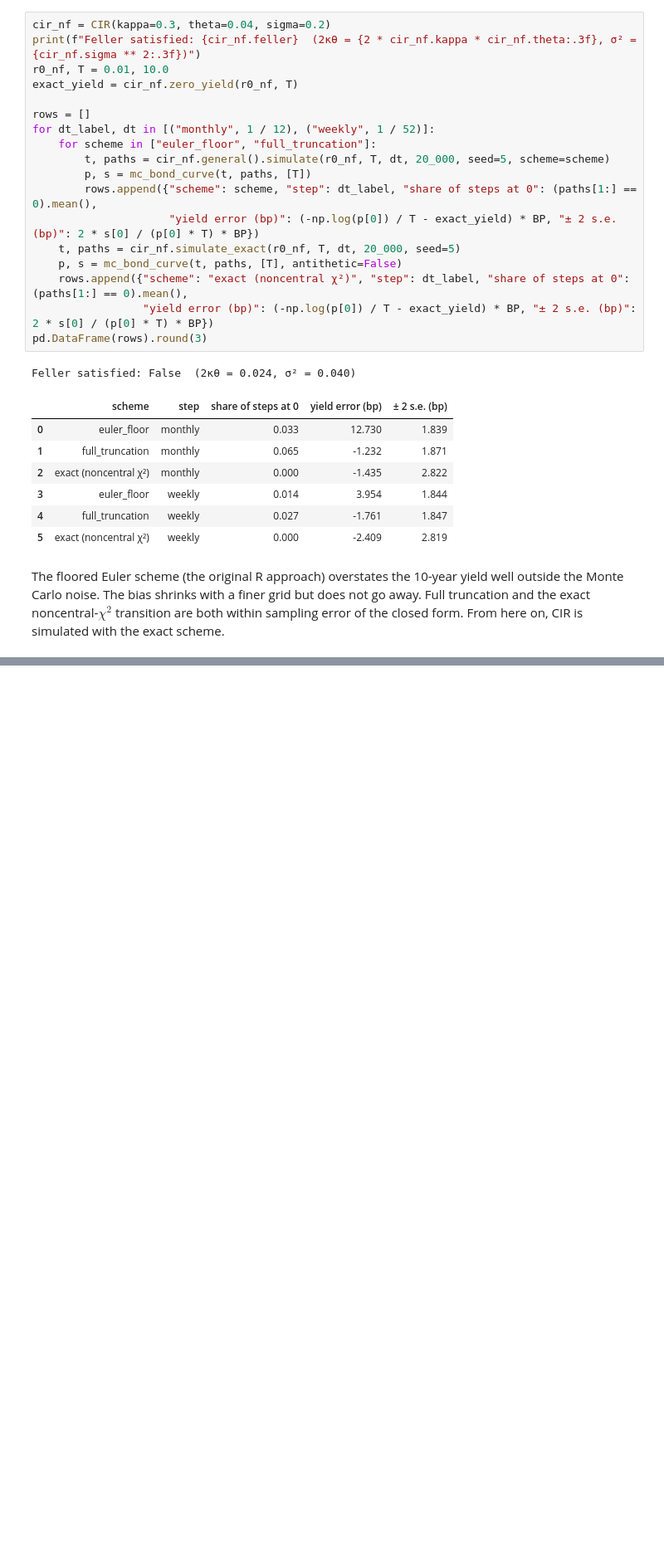
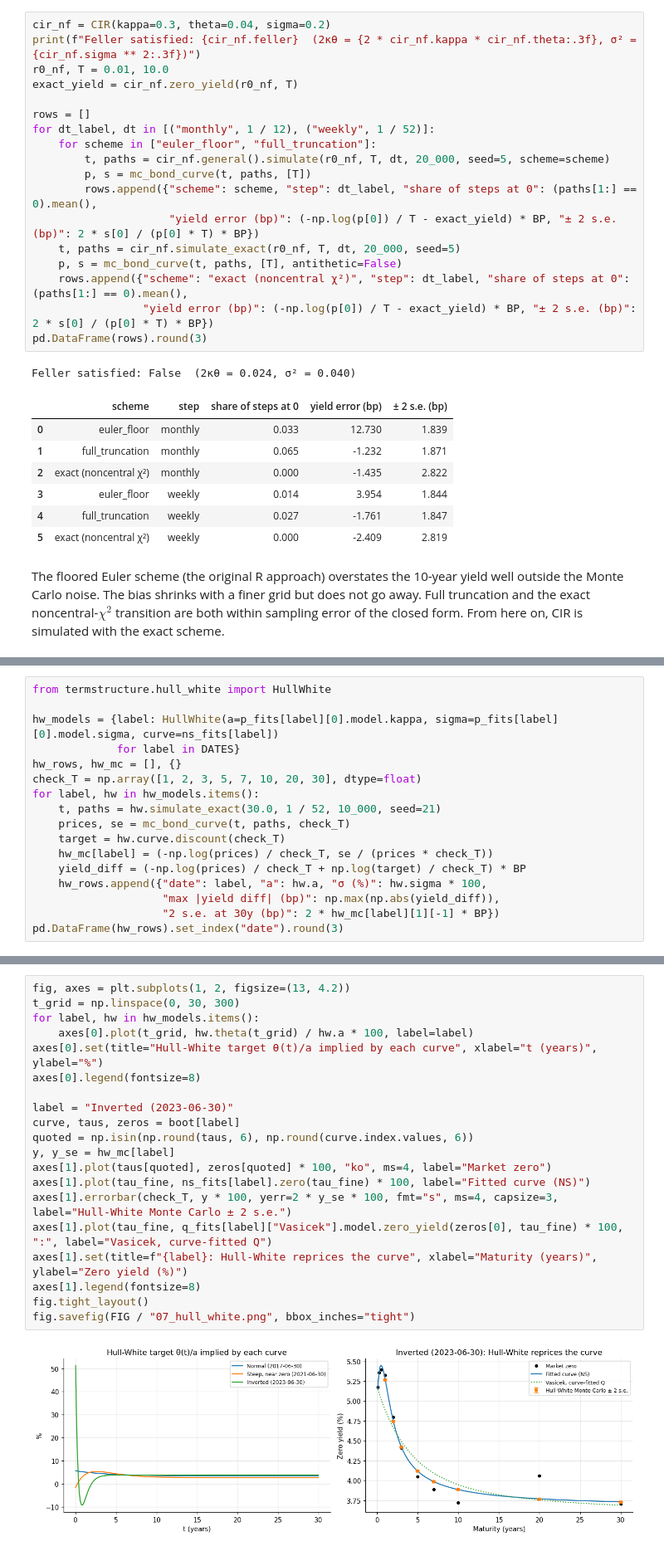
Before and after one commit to vincal848/term_structure_modeling, a Jupyter notebook: notebooks/term_structure.ipynb, the cells around one changed output, grey strips where cells are left out. Shown at 83% size. Saved outputs shown, nothing was run; the diff lists cells and outputs as text; blank space fills up the shorter version.

```diff
--- a/notebooks/term_structure.ipynb
+++ b/notebooks/term_structure.ipynb
@@ -271,0 +426,17 @@ within sampling error of the closed form. From here on, CIR is simulated with th
+# %%
+from termstructure.hull_white import HullWhite
+
+hw_models = {label: HullWhite(a=p_fits[label][0].model.kappa, sigma=p_fits[label][0].model.sigma, curve=ns_fits[label])
+             for label in DATES}
+hw_rows, hw_mc = [], {}
+check_T = np.array([1, 2, 3, 5, 7, 10, 20, 30], dtype=float)
+for label, hw in hw_models.items():
+    t, paths = hw.simulate_exact(30.0, 1 / 52, 10_000, seed=21)
+    prices, se = mc_bond_curve(t, paths, check_T)
+    target = hw.curve.discount(check_T)
+    hw_mc[label] = (-np.log(prices) / check_T, se / (prices * check_T))
+    yield_diff = (-np.log(prices) / check_T + np.log(target) / check_T) * BP
+    hw_rows.append({"date": label, "a": hw.a, "σ (%)": hw.sigma * 100,
+                    "max |yield diff| (bp)": np.max(np.abs(yield_diff)),
+                    "2 s.e. at 30y (bp)": 2 * hw_mc[label][1][-1] * BP})
+pd.DataFrame(hw_rows).set_index("date").round(3)
@@ -271,0 +458,22 @@ within sampling error of the closed form. From here on, CIR is simulated with th
+# %%
+fig, axes = plt.subplots(1, 2, figsize=(13, 4.2))
+t_grid = np.linspace(0, 30, 300)
+for label, hw in hw_models.items():
+    axes[0].plot(t_grid, hw.theta(t_grid) / hw.a * 100, label=label)
+axes[0].set(title="Hull-White target θ(t)/a implied by each curve", xlabel="t (years)", ylabel="%")
+axes[0].legend(fontsize=8)
+
+label = "Inverted (2023-06-30)"
+curve, taus, zeros = boot[label]
+quoted = np.isin(np.round(taus, 6), np.round(curve.index.values, 6))
+y, y_se = hw_mc[label]
+axes[1].plot(taus[quoted], zeros[quoted] * 100, "ko", ms=4, label="Market zero")
+axes[1].plot(tau_fine, ns_fits[label].zero(tau_fine) * 100, label="Fitted curve (NS)")
+axes[1].errorbar(check_T, y * 100, yerr=2 * y_se * 100, fmt="s", ms=4, capsize=3, label="Hull-White Monte Carlo ± 2 s.e.")
+axes[1].plot(tau_fine, q_fits[label]["Vasicek"].model.zero_yield(zeros[0], tau_fine) * 100, ":", label="Vasicek, curve-fitted Q")
+axes[1].set(title=f"{label}: Hull-White reprices the curve", xlabel="Maturity (years)", ylabel="Zero yield (%)")
+axes[1].legend(fontsize=8)
+fig.tight_layout()
+fig.savefig(FIG / "07_hull_white.png", bbox_inches="tight")
+# %% [output]
+[figure, added]
```
Also changed, not shown: parts of 13 cells of this notebook, 6 other files.
